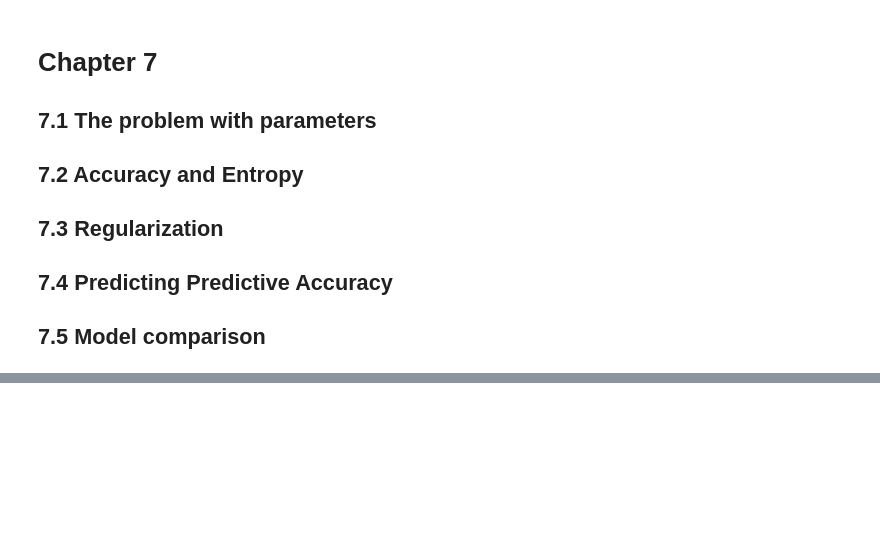
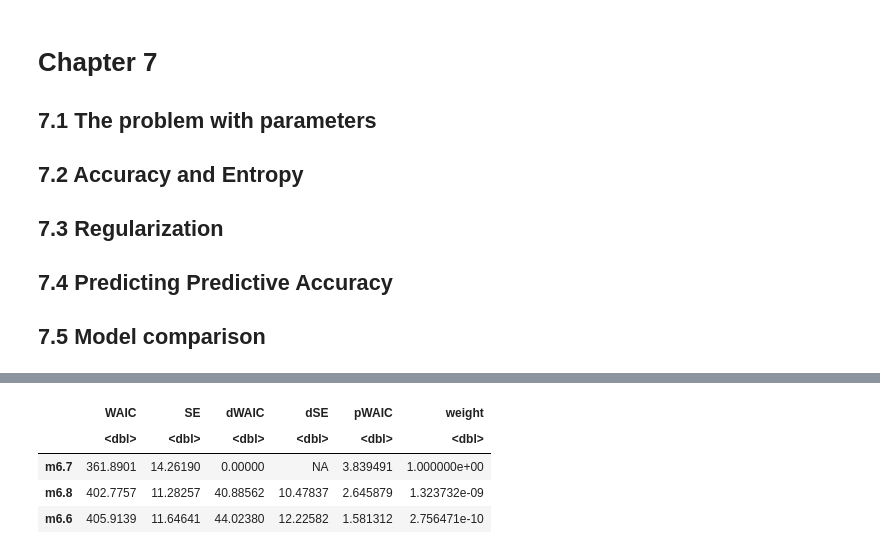
Before and after one commit to jointprob/jointprob-dm, a Jupyter notebook: r-notebooks/rethinking-book/chapter-7.ipynb, the cells around one changed output, grey strips where cells are left out. Drawn from its saved outputs; the diff is of its cells as text; code cells hidden in the pictures; blank space fills up the shorter version.

```diff
--- a/r-notebooks/rethinking-book/chapter-7.ipynb
+++ b/r-notebooks/rethinking-book/chapter-7.ipynb
@@ -820,0 +430,92 @@ require(graphics) dnorm(0) == 1/sqrt(2*pi) dnorm(1) == exp(-1/2)/sqrt(2*pi) dnor
+# %%
+## R code 7.25
+set.seed(11)
+WAIC( m6.7 )
+
+## R code 7.26
+set.seed(77)
+compare( m6.6 , m6.7 , m6.8 , func=WAIC )
+
+## R code 7.27
+set.seed(91)
+waic_m6.7 <- WAIC( m6.7 , pointwise=TRUE )$WAIC
+waic_m6.8 <- WAIC( m6.8 , pointwise=TRUE )$WAIC
+n <- length(waic_m6.7)
+diff_m6.7_m6.8 <- waic_m6.7 - waic_m6.8
+sqrt( n*var( diff_m6.7_m6.8 ) )
+
+## R code 7.28
+40.0 + c(-1,1)*10.4*2.6
+
+## R code 7.29
+plot( compare( m6.6 , m6.7 , m6.8 ) )
+
+## R code 7.30
+set.seed(92)
+waic_m6.6 <- WAIC( m6.6 , pointwise=TRUE )$WAIC
+diff_m6.6_m6.8 <- waic_m6.6 - waic_m6.8
+sqrt( n*var( diff_m6.6_m6.8 ) )
+
+## R code 7.31
+set.seed(93)
+compare( m6.6 , m6.7 , m6.8 )@dSE
+
+## R code 7.32
+library(rethinking)
+data(WaffleDivorce)
+d <- WaffleDivorce
+d$A <- standardize( d$MedianAgeMarriage )
+d$D <- standardize( d$Divorce )
+d$M <- standardize( d$Marriage )
+
+m5.1 <- quap(
+    alist(
+        D ~ dnorm( mu , sigma ) ,
+        mu <- a + bA * A ,
+        a ~ dnorm( 0 , 0.2 ) ,
+        bA ~ dnorm( 0 , 0.5 ) ,
+        sigma ~ dexp( 1 )
+    ) , data = d )
+
+m5.2 <- quap(
+    alist(
+        D ~ dnorm( mu , sigma ) ,
+        mu <- a + bM * M ,
+        a ~ dnorm( 0 , 0.2 ) ,
+        bM ~ dnorm( 0 , 0.5 ) ,
+        sigma ~ dexp( 1 )
+    ) , data = d )
+
+m5.3 <- quap(
+    alist(
+        D ~ dnorm( mu , sigma ) ,
+        mu <- a + bM*M + bA*A ,
+        a ~ dnorm( 0 , 0.2 ) ,
+        bM ~ dnorm( 0 , 0.5 ) ,
+        bA ~ dnorm( 0 , 0.5 ) ,
+        sigma ~ dexp( 1 )
+    ) , data = d )
+
+## R code 7.33
+set.seed(24071847)
+compare( m5.1 , m5.2 , m5.3 , func=PSIS )
+
+## R code 7.34
+set.seed(24071847)
+PSIS_m5.3 <- PSIS(m5.3,pointwise=TRUE)
+set.seed(24071847)
+WAIC_m5.3 <- WAIC(m5.3,pointwise=TRUE)
+plot( PSIS_m5.3$k , WAIC_m5.3$penalty , xlab="PSIS Pareto k" ,
+    ylab="WAIC penalty" , col=rangi2 , lwd=2 )
+
+## R code 7.35
+m5.3t <- quap(
+    alist(
+        D ~ dstudent( 2 , mu , sigma ) ,
+        mu <- a + bM*M + bA*A ,
+        a ~ dnorm( 0 , 0.2 ) ,
+        bM ~ dnorm( 0 , 0.5 ) ,
+        bA ~ dnorm( 0 , 0.5 ) ,
+        sigma ~ dexp( 1 )
+    ) , data = d )
+# %% [output]
@@ -820,0 +527,5 @@ require(graphics) dnorm(0) == 1/sqrt(2*pi) dnorm(1) == exp(-1/2)/sqrt(2*pi) dnor
+|  | WAIC | SE | dWAIC | dSE | pWAIC | weight |
+|  | <dbl> | <dbl> | <dbl> | <dbl> | <dbl> | <dbl> |
+| m6.7 | 361.8901 | 14.26190 | 0.00000 | NA | 3.839491 | 1.000000e+00 |
+| m6.8 | 402.7757 | 11.28257 | 40.88562 | 10.47837 | 2.645879 | 1.323732e-09 |
+| m6.6 | 405.9139 | 11.64641 | 44.02380 | 12.22582 | 1.581312 | 2.756471e-10 |
```
Also changed, not shown: parts of 99 cells of this notebook, 12 other files.
